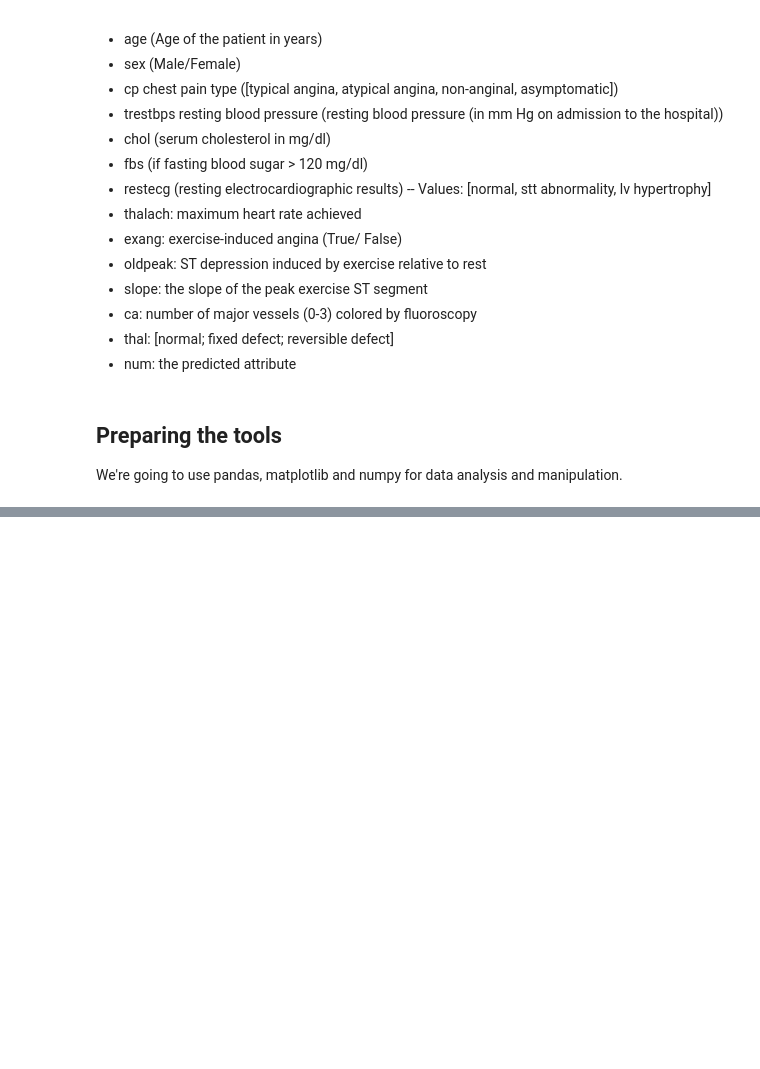
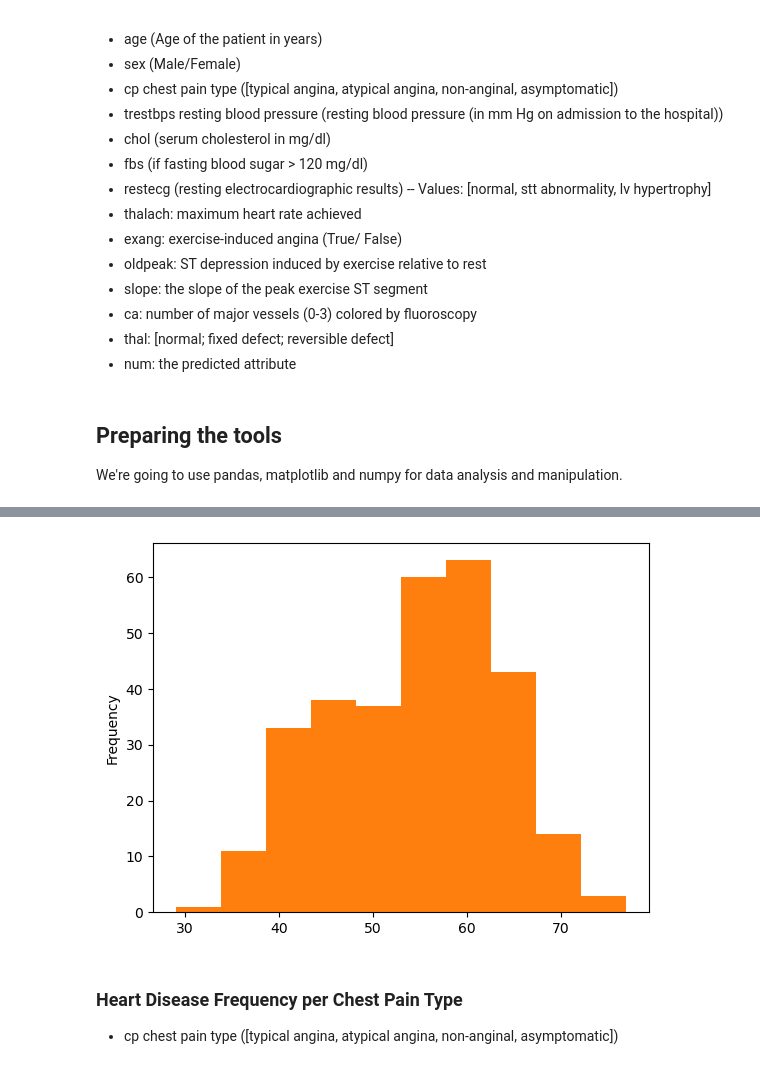
Before and after one commit to pavan-kumar-v-pkv/ML_heart_disease, a Jupyter notebook: notebooks/end-to-end-heart-disease-classification.ipynb, the cells around one changed output, grey strips where cells are left out. Cells and saved outputs as stored; diff of their text form; code cells hidden in the pictures; blank space fills up the shorter version.

```diff
--- a/notebooks/end-to-end-heart-disease-classification.ipynb
+++ b/notebooks/end-to-end-heart-disease-classification.ipynb
@@ -66,0 +217,10 @@ from sklearn.metrics import RocCurveDisplay
+# %%
+# Check the distribution of the age column with a histogram
+df.age.plot.hist()
+plt.show()
+# %% [output]
+[figure, added]
+# %% [markdown]
+### Heart Disease Frequency per Chest Pain Type
+
+* cp chest pain type ([typical angina, atypical angina, non-anginal, asymptomatic])
```
Also changed, not shown: parts of 55 cells of this notebook.
